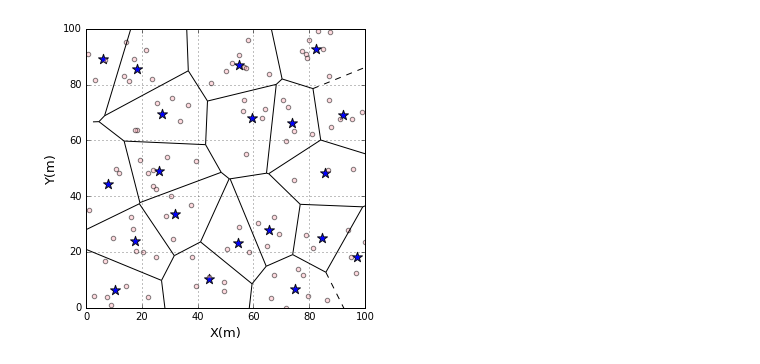
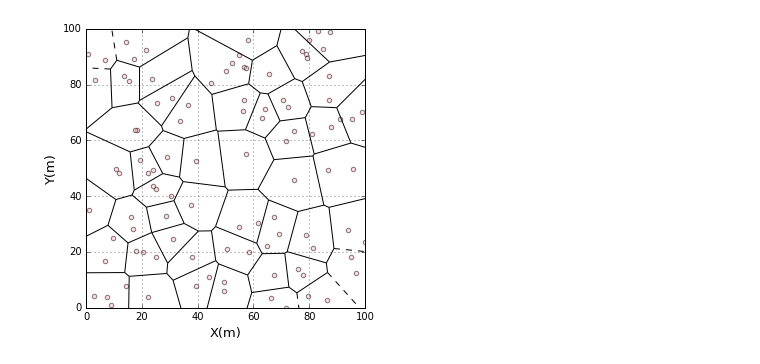
Before and after one commit to JimyMa/UniformBSGaussianUE, a Jupyter notebook: examples/kmeans_clustering/kmeans_cluster.ipynb, the cells around one changed output. Cells and saved outputs as stored; diff of their text form; code cells hidden in the pictures.

```diff
--- a/examples/kmeans_clustering/kmeans_cluster.ipynb
+++ b/examples/kmeans_clustering/kmeans_cluster.ipynb
@@ -7,39 +7,40 @@ from scipy.spatial import Voronoi, voronoi_plot_2d
 # %%
 service_region = ServiceRegion(0, 100, 0, 100, 100, 1000)
 # %%
-kmeans = KMeans(n_clusters=20, random_state=0).\
+kmeans = KMeans(n_clusters=50, random_state=0).\
          fit(service_region.bs_position_)
 # %%
 fig = plt.figure(figsize=(5, 5))
-
+'''
 plt.scatter(kmeans.cluster_centers_[:, 0],
             kmeans.cluster_centers_[:, 1],
             c='b',
             s=110,
             marker='*',
             alpha=.9)
+'''
 
 plt.scatter(service_region.bs_position_[:, 0],
             service_region.bs_position_[:, 1],
             c='lightpink',
             alpha=.5)
 
 ax = fig.add_subplot(111)
 vor = Voronoi(kmeans.cluster_centers_)
 voronoi_plot_2d(vor, show_vertices=False, show_points=False, ax=ax)
 plt.xlim(0, 100)
 plt.ylim(0, 100)
 plt.xlabel("X(m)", size=13)
 plt.ylabel("Y(m)", size=13)
 
 plt.grid(True)
 
 # 存储成为pdf
 fig.savefig('kmeans_network_show.pdf')
 fig.savefig('kmeans_network_show.png')
 plt.show()
 # %% [output]
-[figure, old version]
+[figure, new version]
 # %%
 import scipy as sp
 # %%
```
Also changed, not shown: parts of 1 cell of this notebook, 24 other files.
